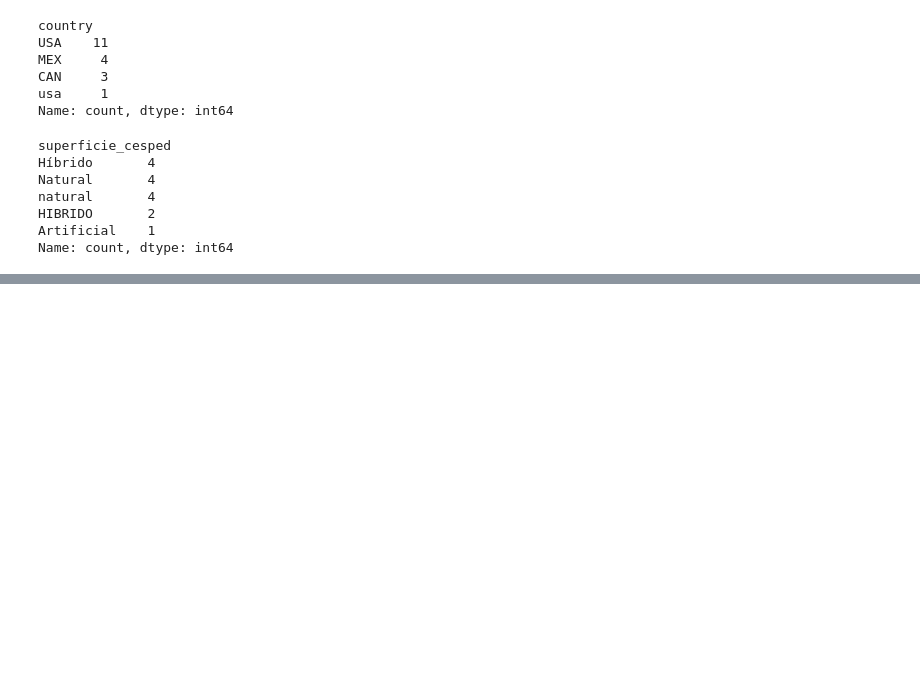
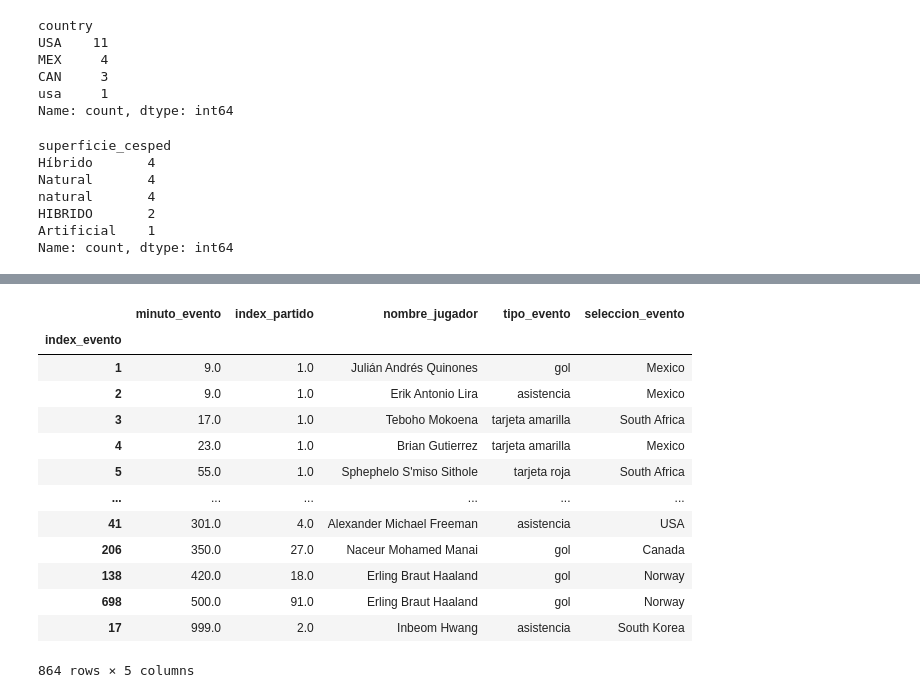
Before and after one commit to gonzalotorrentebelio/World-Cup-Spain, a Jupyter notebook: bloque1.ipynb, the cells around one changed output, grey strips where cells are left out. Cells and saved outputs as stored; diff of their text form; code cells hidden in the pictures; blank space fills up the shorter version.

```diff
--- a/bloque1.ipynb
+++ b/bloque1.ipynb
@@ -648,0 +743,40 @@ Name: count, dtype: int64
+# %%
+eventos = pd.DataFrame()
+nombres_eventos = ["index_evento", "minuto_evento", "index_partido", "nombre_jugador", "tipo_evento", "seleccion_evento"]
+columnas_eventos = ["event_id", "minute", "match_id", "player_id", "event_type", "team_id"]
+
+for nuevo, viejo in zip(nombres_eventos, columnas_eventos):
+    eventos[nuevo] = df_match_register[viejo].copy()
+
+# Jugador: id -> nombre (desde squads)
+nombres_jug = df_squads_players[["player_id", "player_name"]].drop_duplicates(subset="player_id")
+nombres_jug = nombres_jug.set_index("player_id")
+eventos["nombre_jugador"] = eventos["nombre_jugador"].map(nombres_jug["player_name"])
+
+# Selección: id -> nombre (tabla equipos de la celda de partidos)
+eventos["seleccion_evento"] = eventos["seleccion_evento"].map(equipos["team_name"])
+
+# Tipo de evento en español
+eventos["tipo_evento"] = eventos["tipo_evento"].map({"Goal": "gol", "Assist": "asistencia",
+                                                    "Yellow Card": "tarjeta amarilla", "Red Card": "tarjeta roja",
+                                                    "Penalty Shootout Goal": "penalti marcado",
+                                                    "Penalty Shootout Miss": "penalti fallado",
+                                                    "VAR Review": "revision VAR", "Review VAR": "revision VAR"})
+
+eventos = eventos.set_index("index_evento")
+display(eventos)
+# %% [output]
+|  | minuto_evento | index_partido | nombre_jugador | tipo_evento | seleccion_evento |
+| index_evento |  |  |  |  |  |
+| 1 | 9.0 | 1.0 | Julián Andrés Quinones | gol | Mexico |
+| 2 | 9.0 | 1.0 | Erik Antonio Lira | asistencia | Mexico |
+| 3 | 17.0 | 1.0 | Teboho Mokoena | tarjeta amarilla | South Africa |
+| 4 | 23.0 | 1.0 | Brian Gutierrez | tarjeta amarilla | Mexico |
+| 5 | 55.0 | 1.0 | Sphephelo S'miso Sithole | tarjeta roja | South Africa |
+| ... | ... | ... | ... | ... | ... |
+| 41 | 301.0 | 4.0 | Alexander Michael Freeman | asistencia | USA |
+| 206 | 350.0 | 27.0 | Naceur Mohamed Manai | gol | Canada |
+| 138 | 420.0 | 18.0 | Erling Braut Haaland | gol | Norway |
+| 698 | 500.0 | 91.0 | Erling Braut Haaland | gol | Norway |
+| 17 | 999.0 | 2.0 | Inbeom Hwang | asistencia | South Korea |
+864 rows × 5 columns
```
Also changed, not shown: parts of 11 cells of this notebook, 3 other files.
